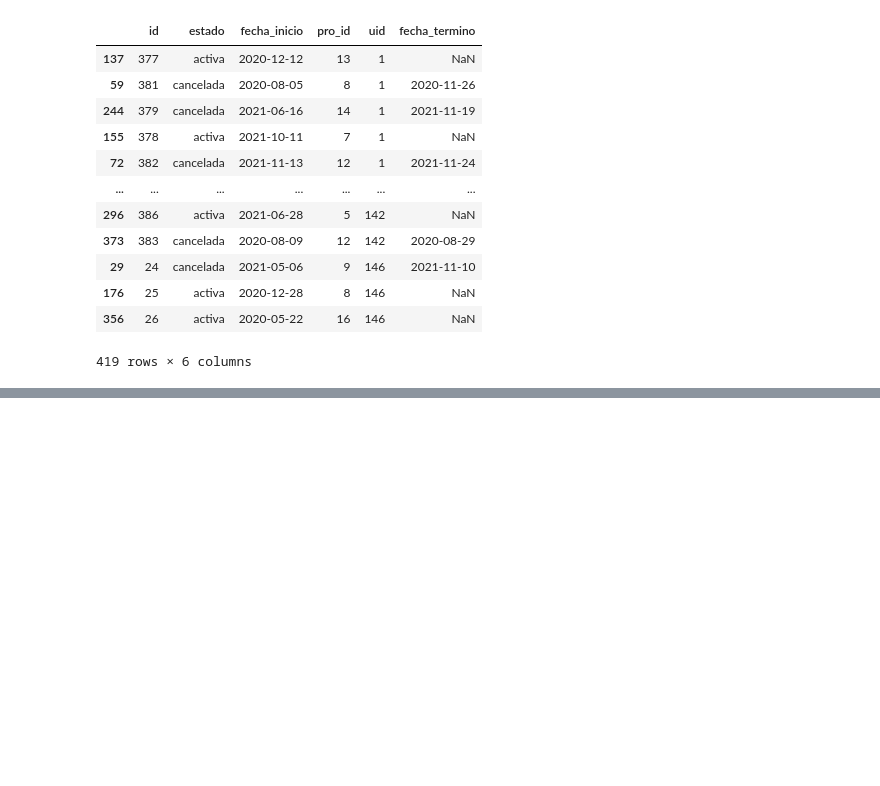
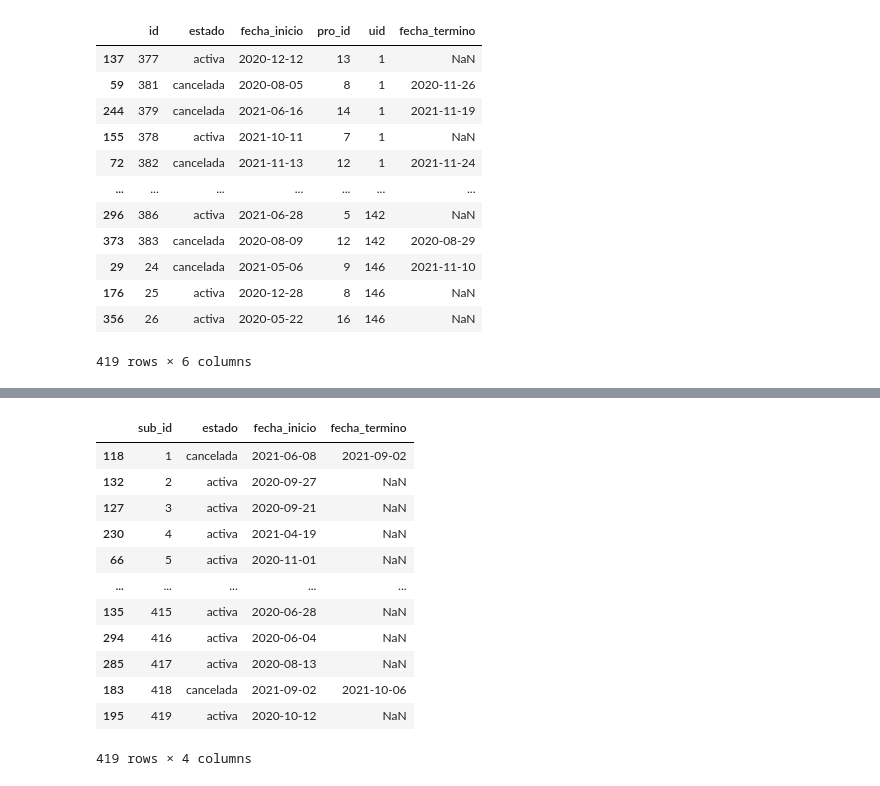
Before and after one commit to alvaroooooo/BDDGrupo11, a Jupyter notebook: datos/Datos BDD.ipynb, the cells around one changed output, grey strips where cells are left out. Drawn from its saved outputs; the diff is of its cells as text; code cells hidden in the pictures; blank space fills up the shorter version.

Commit message:
Se añaden tablas relacionadas con subscripcion :persevere:

```diff
--- a/datos/Datos BDD.ipynb
+++ b/datos/Datos BDD.ipynb
@@ -212,0 +226,23 @@ df_usuarios = df_usuarios.rename(columns={"id":"uid"}).sort_values(by="uid")
+# %%
+df_sub = df_subs.rename(columns={"id": "sub_id"})
+df_sub_user = df_sub[["sub_id", "uid"]].sort_values(by="sub_id")
+df_sub_proveedor = df_sub[["sub_id", "pro_id"]].sort_values(by="sub_id")
+df_subscripcion = df_sub[["sub_id", "estado", "fecha_inicio","fecha_termino"]].sort_values(by="sub_id")
+
+df_sub_user.to_csv(folder+"21)subscripcion_user.csv", index=False)
+df_sub_proveedor.to_csv(folder+"22)subscripcion_proveedor.csv", index=False)
+df_subscripcion.to_csv(folder+"23)subsc")
+# %% [output]
+|  | sub_id | estado | fecha_inicio | fecha_termino |
+| 118 | 1 | cancelada | 2021-06-08 | 2021-09-02 |
+| 132 | 2 | activa | 2020-09-27 | NaN |
+| 127 | 3 | activa | 2020-09-21 | NaN |
+| 230 | 4 | activa | 2021-04-19 | NaN |
+| 66 | 5 | activa | 2020-11-01 | NaN |
+| ... | ... | ... | ... | ... |
+| 135 | 415 | activa | 2020-06-28 | NaN |
+| 294 | 416 | activa | 2020-06-04 | NaN |
+| 285 | 417 | activa | 2020-08-13 | NaN |
+| 183 | 418 | cancelada | 2021-09-02 | 2021-10-06 |
+| 195 | 419 | activa | 2020-10-12 | NaN |
+419 rows × 4 columns
```
Also changed, not shown: parts of 9 cells of this notebook, 4 other files.
